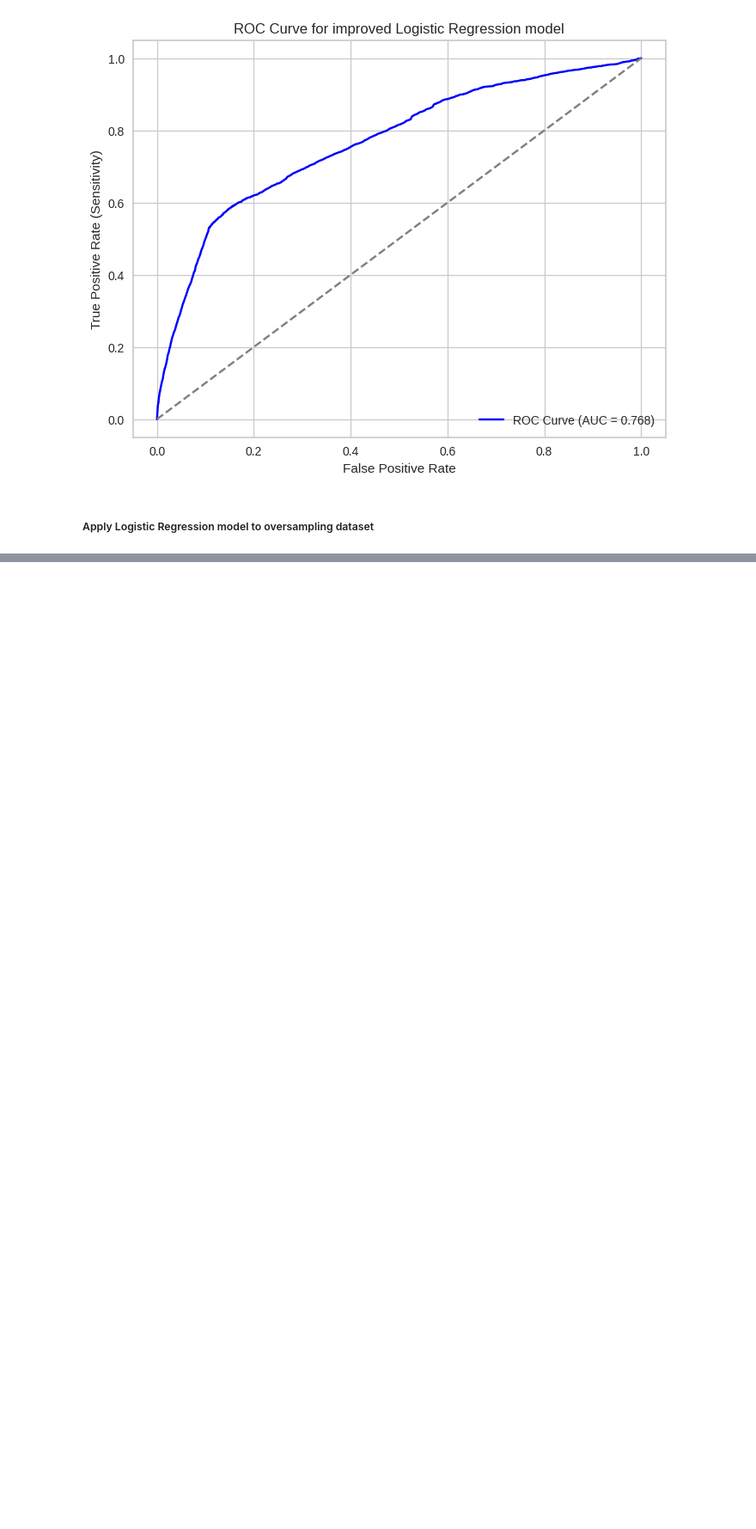
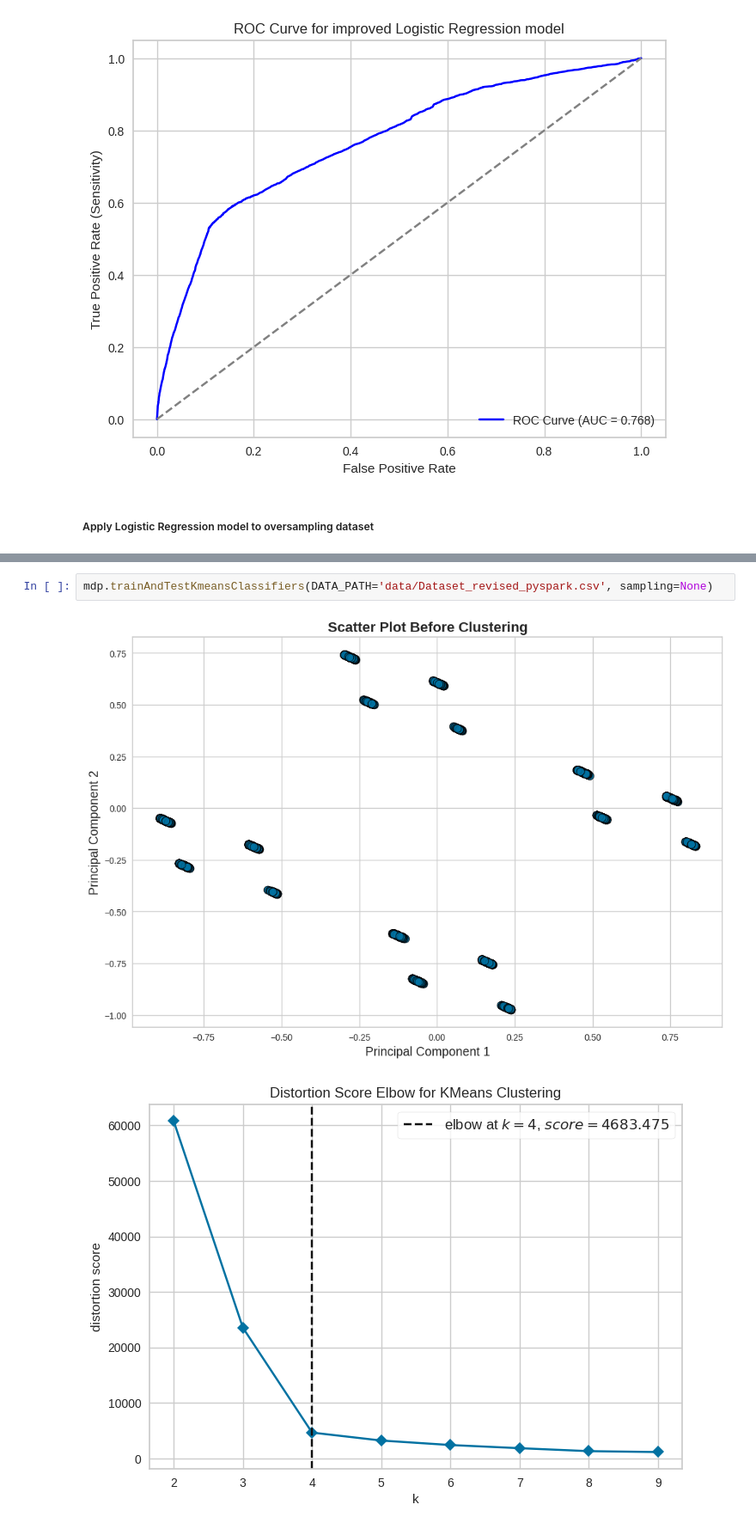
Before and after one commit to linhmai1609/CO7093_Big-Data_Coursework, a Jupyter notebook: logistic_regression_model_pyspark.ipynb, the cells around one changed output, grey strips where cells are left out. Shown at 86% size. Saved outputs shown, nothing was run; the diff lists cells and outputs as text; blank space fills up the shorter version.

```diff
--- a/logistic_regression_model_pyspark.ipynb
+++ b/logistic_regression_model_pyspark.ipynb
@@ -297 +330,6 @@ weighted avg       0.88      0.90      0.87     40025
 [figure]
+# %%
+mdp.trainAndTestKmeansClassifiers(DATA_PATH='data/Dataset_revised_pyspark.csv', sampling=None)
+# %% [output]
+[figure, added]
+[figure, added]
```
Also changed, not shown: parts of 10 cells of this notebook, 1 other file.
